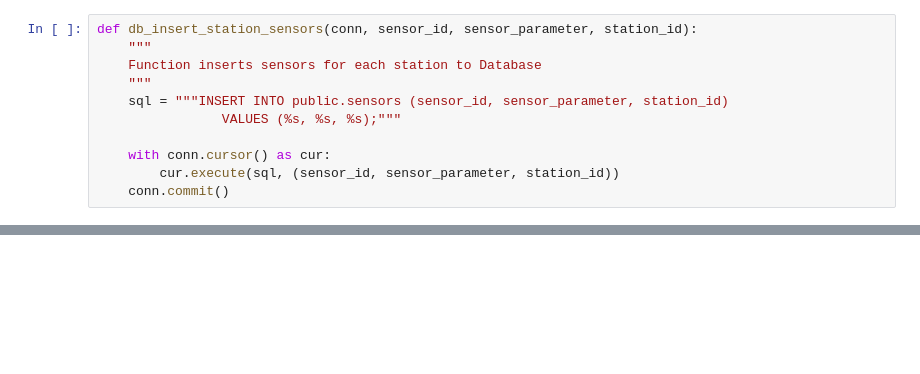
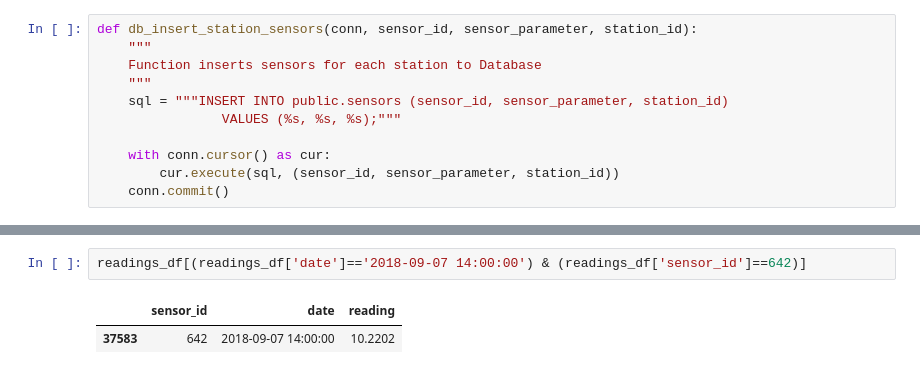
Before and after one commit to lukaszKielar/Home-Air-Quality-Station, a Jupyter notebook: python/GIOS_readings.ipynb, the cells around one changed output, grey strips where cells are left out. Drawn from its saved outputs; the diff is of its cells as text; blank space fills up the shorter version.

```diff
--- a/python/GIOS_readings.ipynb
+++ b/python/GIOS_readings.ipynb
@@ -341,0 +493,5 @@ for station in stations:
+# %%
+readings_df[(readings_df['date']=='2018-09-07 14:00:00') & (readings_df['sensor_id']==642)]
+# %% [output]
+|  | sensor_id | date | reading |
+| 37583 | 642 | 2018-09-07 14:00:00 | 10.2202 |
```
Also changed, not shown: parts of 36 cells of this notebook.
